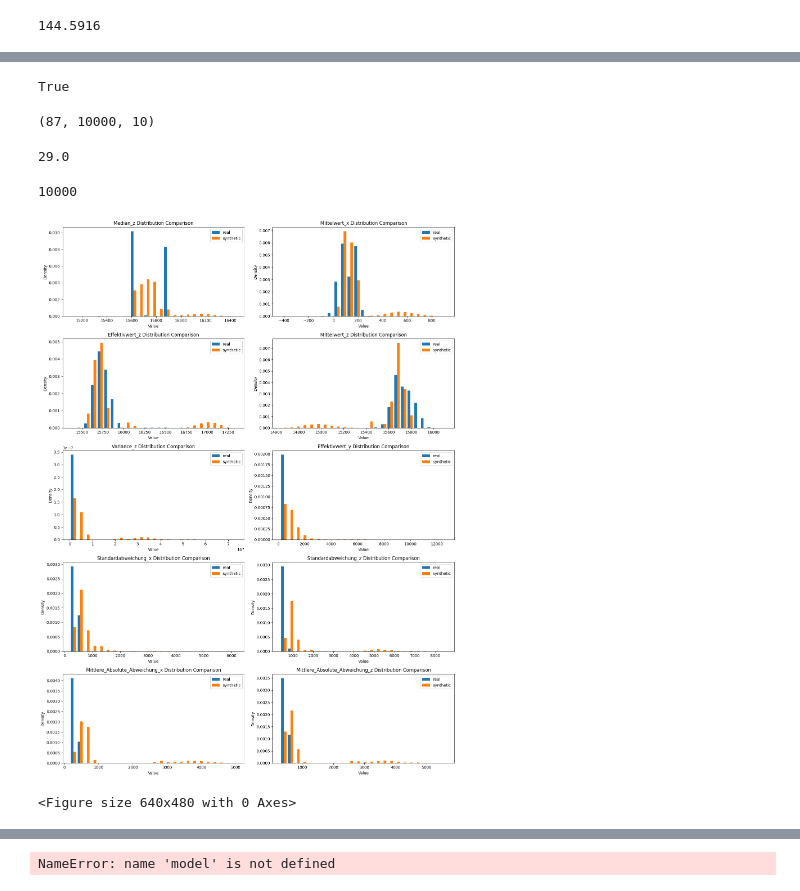
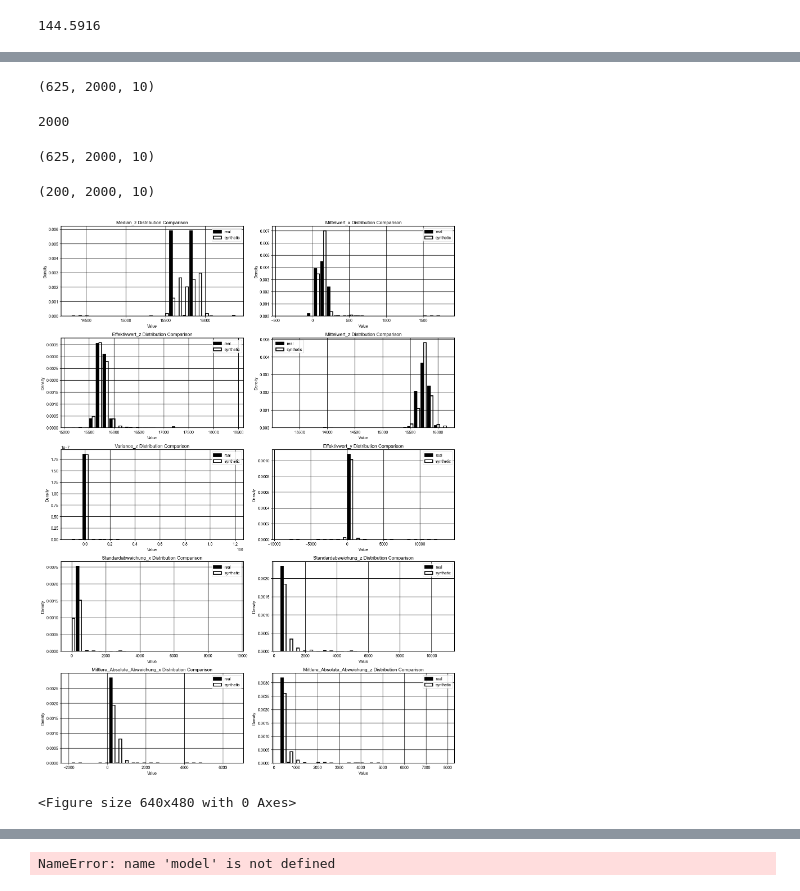
Before and after one commit to lian333/thesis, a Jupyter notebook: syntheic_data/timeseries_dgan.ipynb, the cells around one changed output, grey strips where cells are left out. Drawn from its saved outputs; the diff is of its cells as text; code cells hidden in the pictures.

```diff
--- a/syntheic_data/timeseries_dgan.ipynb
+++ b/syntheic_data/timeseries_dgan.ipynb
@@ -43,7 +43,7 @@ from gretel_synthetics.timeseries_dgan.config import DGANConfig, OutputType
 # parent_dir
 # root=os.getcwd()
 # datapath=os.path.join(parent_dir,'Dataanalyse\\axis2_demo_tablepart1_0.csv')
-datapath=r'D:\studydata\Masterarbeit\Data\all_data_axis1.csv'
+datapath=r'D:\studydata\Masterarbeit\Data\all_data_axis2.csv'
 df=pd.read_csv(datapath)
 df.drop_duplicates(subset=[df.columns[0]], inplace=True)
 
@@ -84,7 +84,7 @@ def getdata(path, length,interval):
 
     return data
 # %%
-data=getdata(datapath,10000,'S')
+data=getdata(datapath,2000,'S')
 # %%
 len(data)
 # %% [output]
@@ -102,7 +102,7 @@ data[2].head()
 
 def dataconcatente(listdata):
 
-    two = np.empty((0, 10000, 10))
+    two = np.empty((0, 2000, 10))
 
     for i, data in enumerate(listdata):
 
@@ -112,8 +112,8 @@ def dataconcatente(listdata):
         train_df=sensor_df
         train_df =pd.DataFrame(train_df)
         train_df = train_df.drop(columns="Timestamp").to_numpy()
-        n = train_df.shape[0] // 10000
-        train_df = train_df[:(n*10000),:].reshape(-1, 10000, train_df.shape[1])
+        n = train_df.shape[0] // 2000
+        train_df = train_df[:(n*2000),:].reshape(-1, 2000, train_df.shape[1])
         print(train_df.shape)
         two = np.concatenate((two, train_df), axis=0)
         print(two.shape)
@@ -312,21 +275,12 @@ Index(['Median_z', 'Mittelwert_x', 'Effektivwert_z', 'Mittelwert_z',
-# %%
-# Recommended to train with a GPU
-torch.cuda.is_available()
-# %% [output]
-True
 # %%
 final.shape
 # %% [output]
-(87, 10000, 10)
+(625, 2000, 10)
-# %%
-87/3
-# %% [output]
-29.0
 # %%
 max_sequence_len=final.shape[1]
 max_sequence_len
 # %% [output]
-10000
+2000
 # %%
 import time
 
@@ -355,6 +309,18 @@ synthetic_features=np.array(synthetic_features)
 import pickle
 with open('synthetic_data_10000_axis2.pkl', 'wb') as f:
     pickle.dump(synthetic_features, f)
+# %%
+final.shape
+# %% [output]
+(625, 2000, 10)
+# %%
+import pickle
+# Load the synthetic data
+with open('synthetic_data_2000_axis2.pkl', 'rb') as f:
+    synthetic_features = pickle.load(f)
+synthetic_features.shape
+# %% [output]
+(200, 2000, 10)
 # %%
 import numpy as np
 import matplotlib.pyplot as plt
@@ -368,35 +334,52 @@ columns=data[2].columns[1:]
 columns
 # 特征数量
 num_features = synthetic_features.shape[-1]
+plt.rcParams['font.family'] = 'Arial'
+plt.rcParams['font.size'] = 10
+# 创建多列子图
+# # 定义颜色
+# color1 = (159/255, 182/255, 196/255)  # R:159, G:182, B:196
+# color2 = (153/255, 0/255, 0/255)      # R:153, G:0, B:0
 
-# 创建多列子图
 n_cols = 2  # 列数
 n_rows = (num_features + n_cols - 1) // n_cols  # 行数
 
 fig, axes = plt.subplots(n_rows, n_cols, figsize=(15, n_rows * 4))
 
 # 比较每个特征的分布
 for i in range(num_features):
     row = i // n_cols
     col = i % n_cols
     ax = axes[row, col]
+
+
     ax.hist([final[:,:,i].flatten(), synthetic_features[:,:,i].flatten()],
             label=["real", "synthetic"],
             bins=25,
-            density=True)
+            density=True,
+            edgecolor='black',
+            linewidth=2,
+            color=['black', 'white']
+            )
     ax.legend()
+    ax.grid(True, linewidth=1.0, color='black')  # 网格线宽为1pt
+
     ax.set_xlabel("Value")
     ax.set_ylabel("Density")
     ax.set_title(f"{columns[i]} Distribution Comparison")
+    ax.spines['top'].set_linewidth(1.5)
+    ax.spines['bottom'].set_linewidth(1.5)
+    ax.spines['left'].set_linewidth(1.5)
+    ax.spines['right'].set_linewidth(1.5)
 
 # 移除多余的子图
 for i in range(num_features, n_rows * n_cols):
     fig.delaxes(axes.flatten()[i])
 
 # 调整子图布局
 plt.tight_layout()
 plt.show()
-plt.savefig('distribution_comparison_axis2_10000.jpg')
+plt.savefig('distribution_comparison_axis2_2000.jpg')
 # %% [output]
-[figure, old version]
+[figure, new version]
 <Figure size 640x480 with 0 Axes>
```
Also changed, not shown: parts of 25 cells of this notebook, 4 other files.
